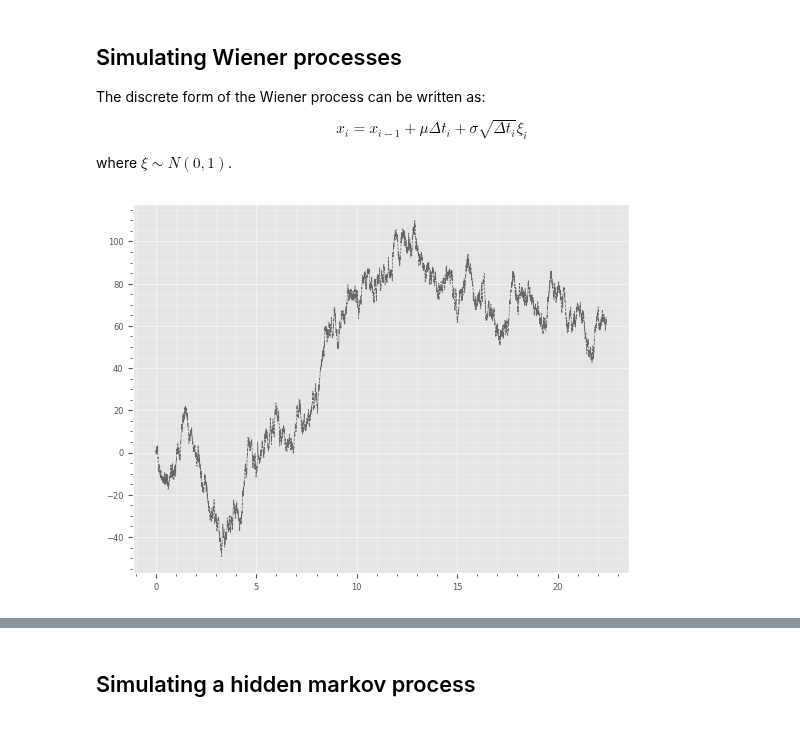
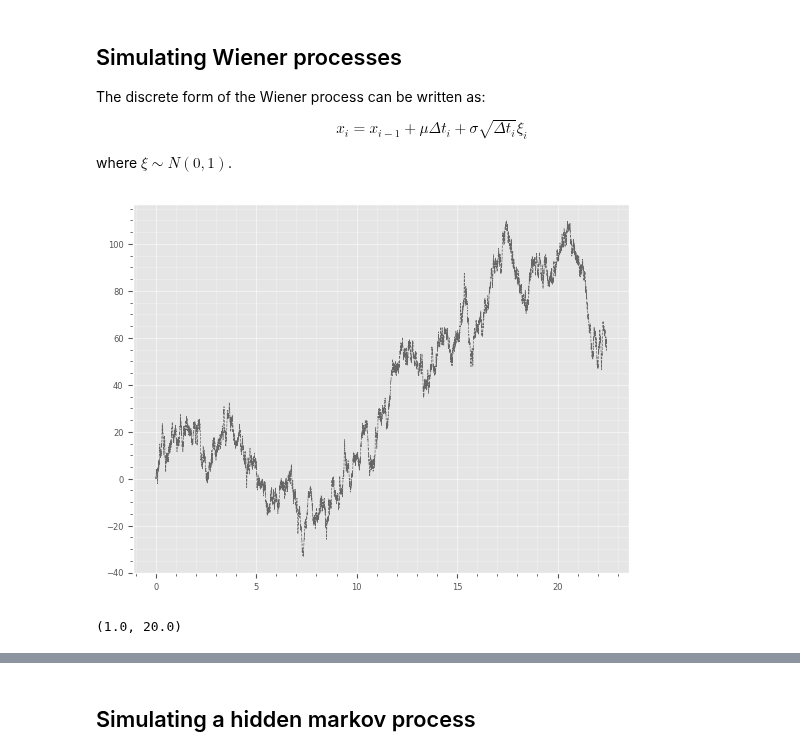
Before and after one commit to blackgolfer/super-qi, a Jupyter notebook: src/python/notes/fsm.ipynb, the cells around one changed output, grey strips where cells are left out. Cells and saved outputs as stored; diff of their text form; code cells hidden in the pictures.

Commit message:
start reorganizing ms/sp/nb, enhancing fsmarkov and wiener process simulation and estimation

```diff
--- a/src/python/notes/fsm.ipynb
+++ b/src/python/notes/fsm.ipynb
@@ -338,18 +344,31 @@ The discrete form of the Wiener process can be written as:
 $$x_i=x_{i-1}+\mu \Delta t_i+\sigma\sqrt{\Delta t_i}\xi_i$$
 
 where $\xi\sim N(0,1)$.
+# %%
+import math
+@lru_cache(maxsize=128, typed=False)
+def wiener_process_formula(mu:float,sigma:float,x0:float,dt:float,N:int)->list[float]:
+    sqrtdt=math.sqrt(dt)
+    return foldl(lambda acc,xi: acc+[acc[-1]+mu*dt+sigma*sqrtdt*xi],[x0],np.random.normal(0.0,1.0,N))
+
+#@lru_cache(maxsize=128, typed=False)
+def wiener_process(mu:float,sigma:float,x0:float,dt:float,N:int)->list[float]:
+    sqrtdt=math.sqrt(dt)
+    return foldl(lambda acc,x: acc+[acc[-1]+x],[x0],np.random.normal(mu*dt,sigma*sqrtdt,N))
 # %%
-import math
-mu=1.0; sigma=20.0; x0=0.0; dt=1.0/365; N=pow(2,13); sqrtdt=math.sqrt(dt)
-foo=foldl(lambda acc,xi:(tmp:= acc[0]+mu*dt+sigma*sqrtdt*xi,acc[1]+[tmp]),(0.0,[]),np.random.normal(0.0,1.0,N))
+mu=1.0; sigma=20.0; x0=0.0; dt=1.0/365; N=pow(2,13)
+x=wiener_process(mu,sigma,x0,dt,N)
 # %%
 import matplotlib.pyplot as plt
 from plot.qiplot import plot_ts
 plt.style.use(['ggplot','../plot/presentation.mplstyle'])
 
-t=[dt*i for i in range(N)]
-x=foo[1]
+t=[dt*i for i in range(N+1)]
 fig,ax=plt.subplots()
 plot_ts(ax,t,x)
 # %% [output]
-[figure, old version]
+[figure, new version]
+# %%
+m.wiener(m.str2state('uptrend'))
+# %% [output]
+(1.0, 20.0)
```
Also changed, not shown: parts of 33 cells of this notebook, 3 other files.
